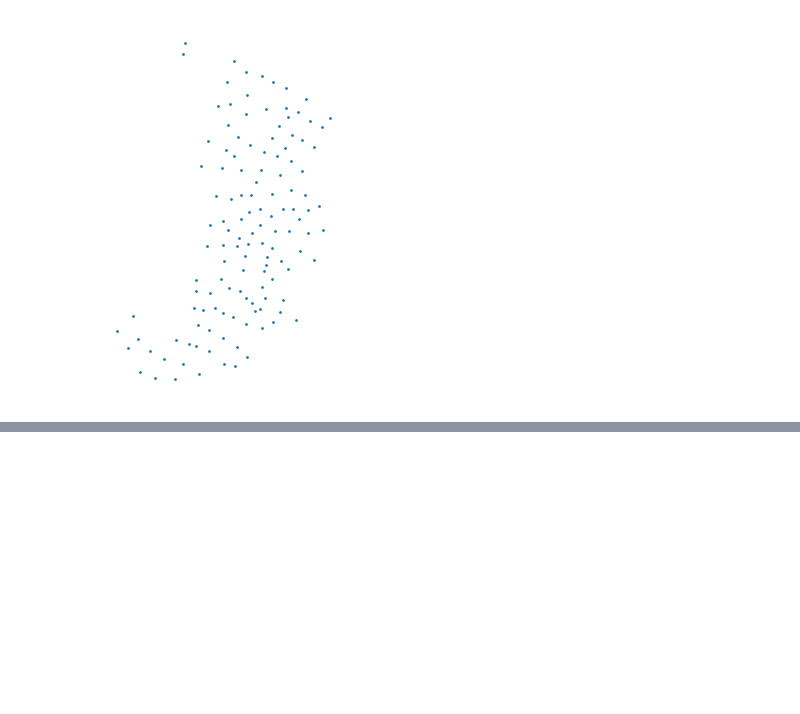
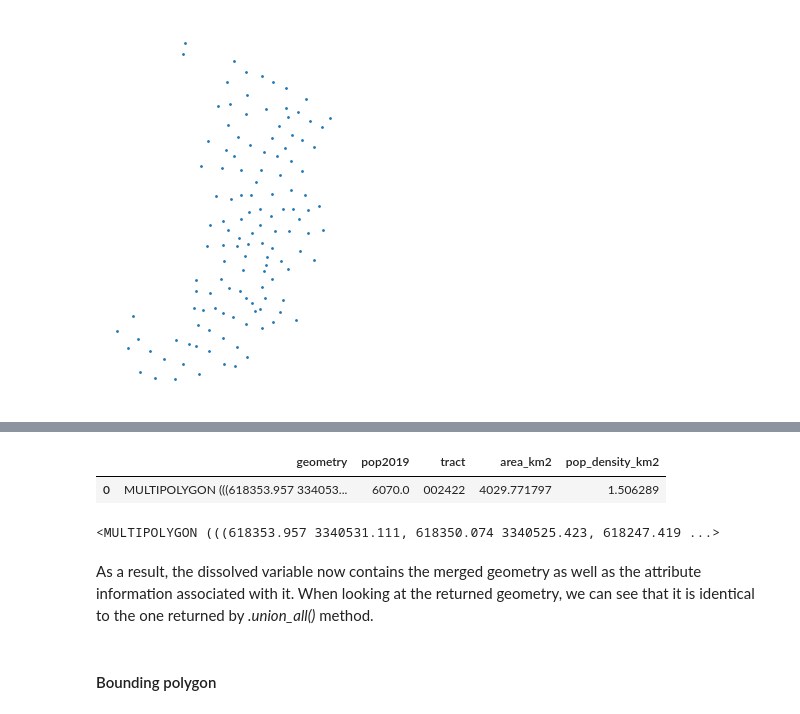
Before and after one commit to Calotriton/Learning_GIS, a Jupyter notebook: GIS_vector/GIS_Vector_geometric_operations.ipynb, the cells around one changed output, grey strips where cells are left out. Saved outputs shown, nothing was run; the diff lists cells and outputs as text; code cells hidden in the pictures; blank space fills up the shorter version.

```diff
--- a/GIS_vector/GIS_Vector_geometric_operations.ipynb
+++ b/GIS_vector/GIS_Vector_geometric_operations.ipynb
@@ -85,0 +98,16 @@ plt.show()
+# %%
+# Merge geometries using coverage algorithm
+dissolved = data.dissolve(method="coverage")
+dissolved.head()
+# %% [output]
+|  | geometry | pop2019 | tract | area_km2 | pop_density_km2 |
+| 0 | MULTIPOLYGON (((618353.957 334053... | 6070.0 | 002422 | 4029.771797 | 1.506289 |
+# %%
+# Get the shapely geometry
+dissolved.geometry[0]
+# %% [output]
+<MULTIPOLYGON (((618353.957 3340531.111, 618350.074 3340525.423, 618247.419 ...>
+# %% [markdown]
+As a result, the dissolved variable now contains the merged geometry as well as the attribute information associated with it. When looking at the returned geometry, we can see that it is identical to the one returned by *.union_all()* method.
+# %% [markdown]
+#### Bounding polygon
```
Also changed, not shown: parts of 16 cells of this notebook.
